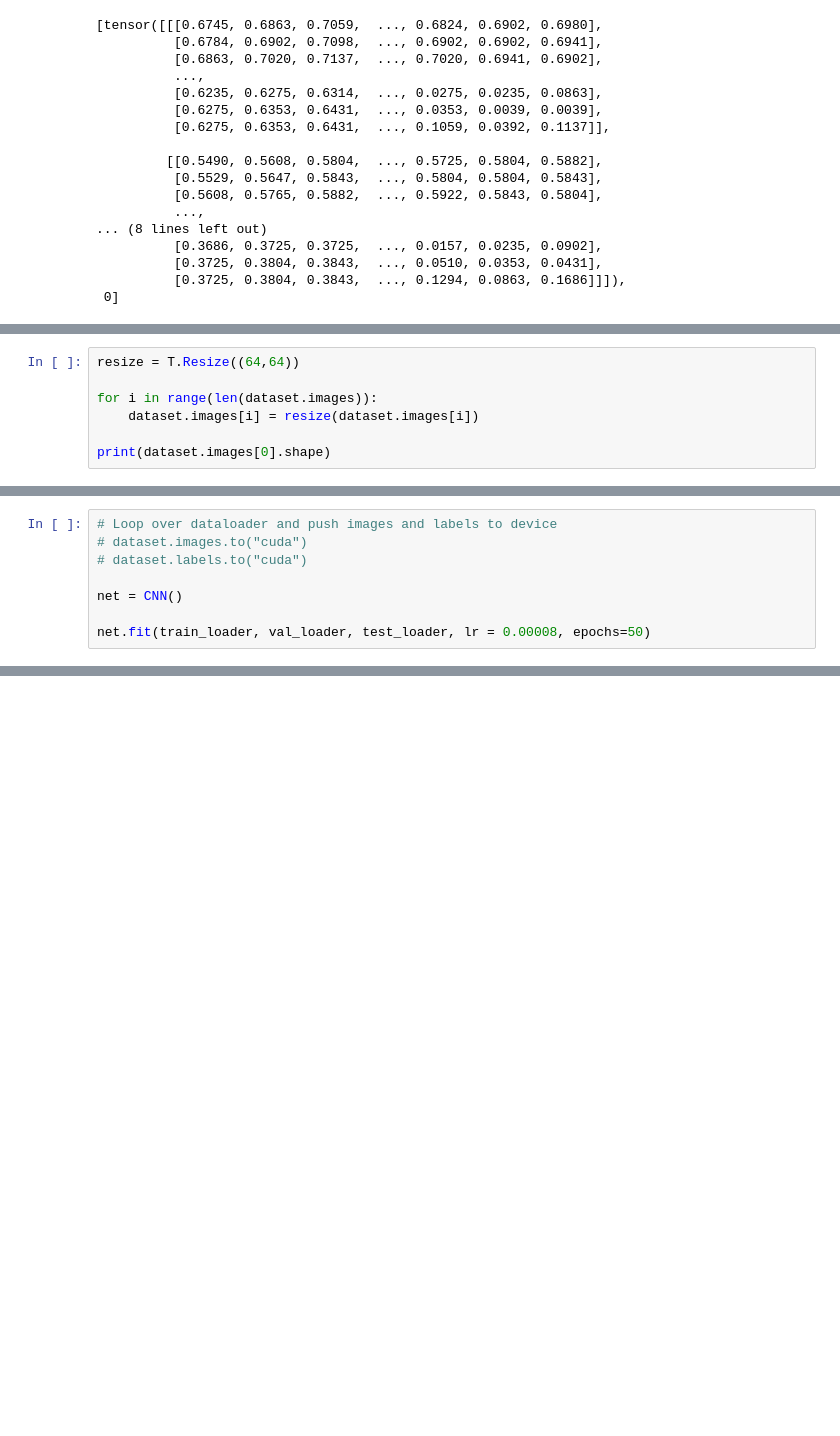
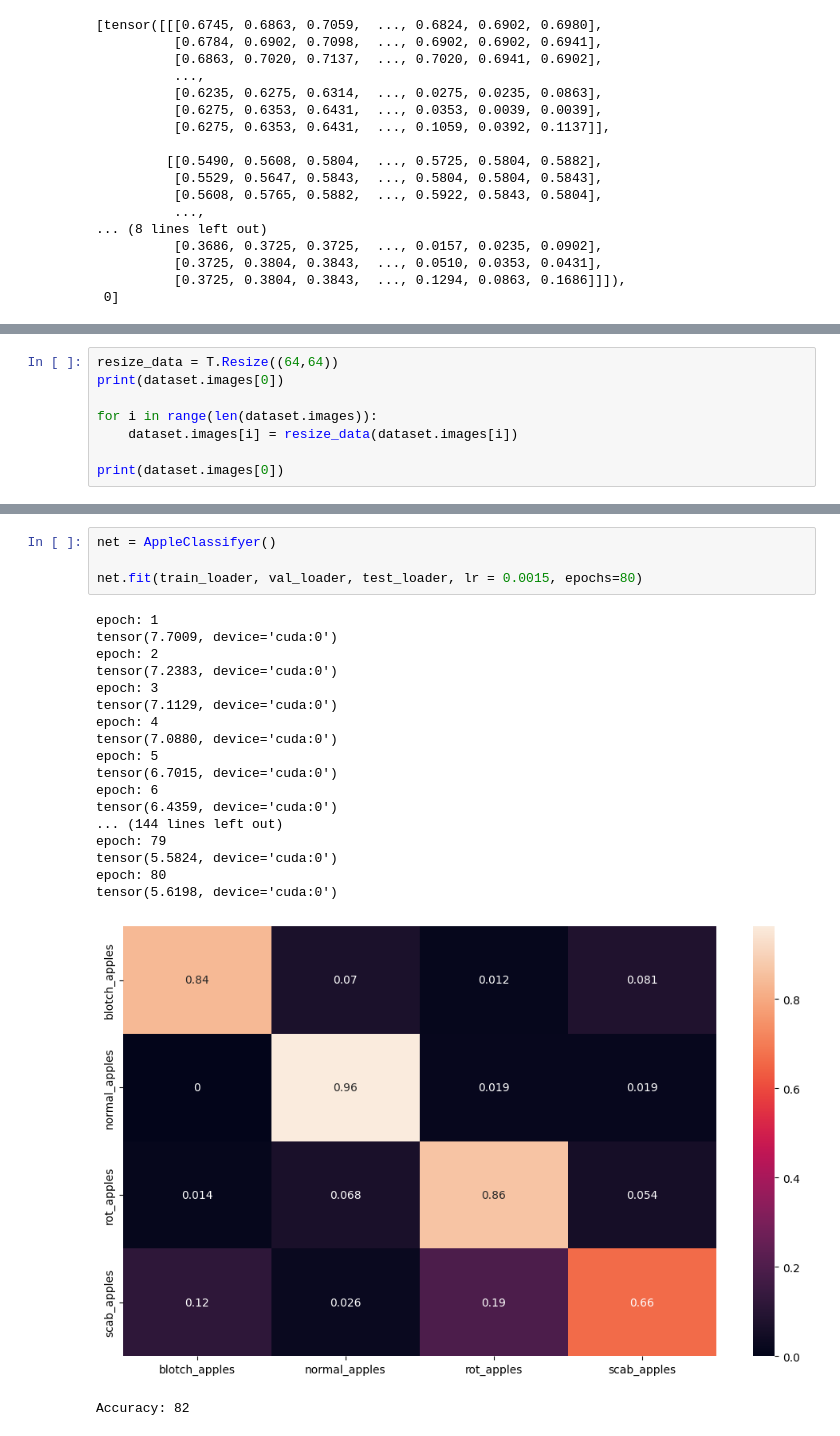
Before and after one commit to Nils1993/MakeAIWork3, a Jupyter notebook: Project 3/notebooks/practice_cnn.ipynb, the cells around one changed output, grey strips where cells are left out. Cells and saved outputs as stored; diff of their text form; blank space fills up the shorter version.

```diff
--- a/Project 3/notebooks/practice_cnn.ipynb
+++ b/Project 3/notebooks/practice_cnn.ipynb
@@ -86,8 +95,9 @@ next(iter(dataset))
 # %%
-resize = T.Resize((64,64))
+resize_data = T.Resize((64,64))
+print(dataset.images[0])
 
 for i in range(len(dataset.images)):
-    dataset.images[i] = resize(dataset.images[i])
+    dataset.images[i] = resize_data(dataset.images[i])
 
-print(dataset.images[0].shape)
+print(dataset.images[0])
 # %% [output]
@@ -305,8 +154,0 @@ class CNN(nn.Module):
-# %%
-# Loop over dataloader and push images and labels to device
-# dataset.images.to("cuda")
-# dataset.labels.to("cuda")
-
-net = CNN()
-
-net.fit(train_loader, val_loader, test_loader, lr = 0.00008, epochs=50)
@@ -349,0 +155,24 @@ Accuracy: 74
+# %%
+net = AppleClassifyer()
+
+net.fit(train_loader, val_loader, test_loader, lr = 0.0015, epochs=80)
+# %% [output]
+epoch: 1
+tensor(7.7009, device='cuda:0')
+epoch: 2
+tensor(7.2383, device='cuda:0')
+epoch: 3
+tensor(7.1129, device='cuda:0')
+epoch: 4
+tensor(7.0880, device='cuda:0')
+epoch: 5
+tensor(6.7015, device='cuda:0')
+epoch: 6
+tensor(6.4359, device='cuda:0')
+... (144 lines left out)
+epoch: 79
+tensor(5.5824, device='cuda:0')
+epoch: 80
+tensor(5.6198, device='cuda:0')
+[figure, added]
+Accuracy: 82
```
Also changed, not shown: parts of 17 cells of this notebook.
